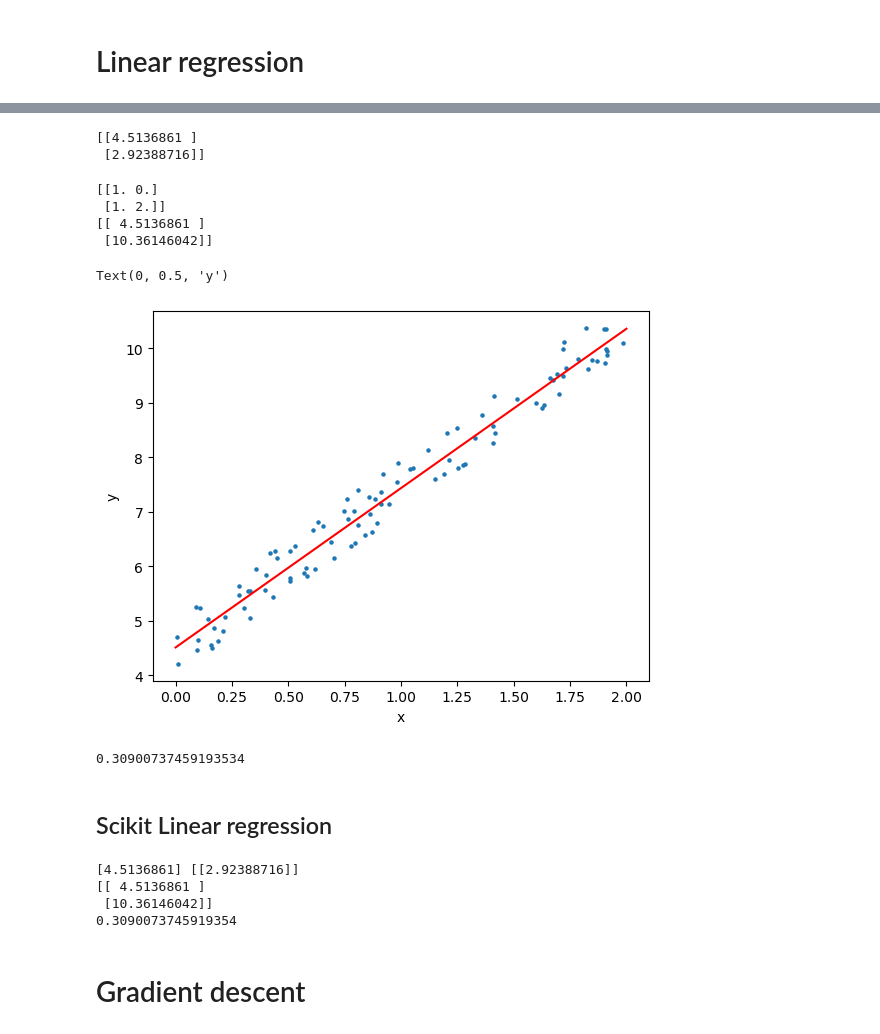
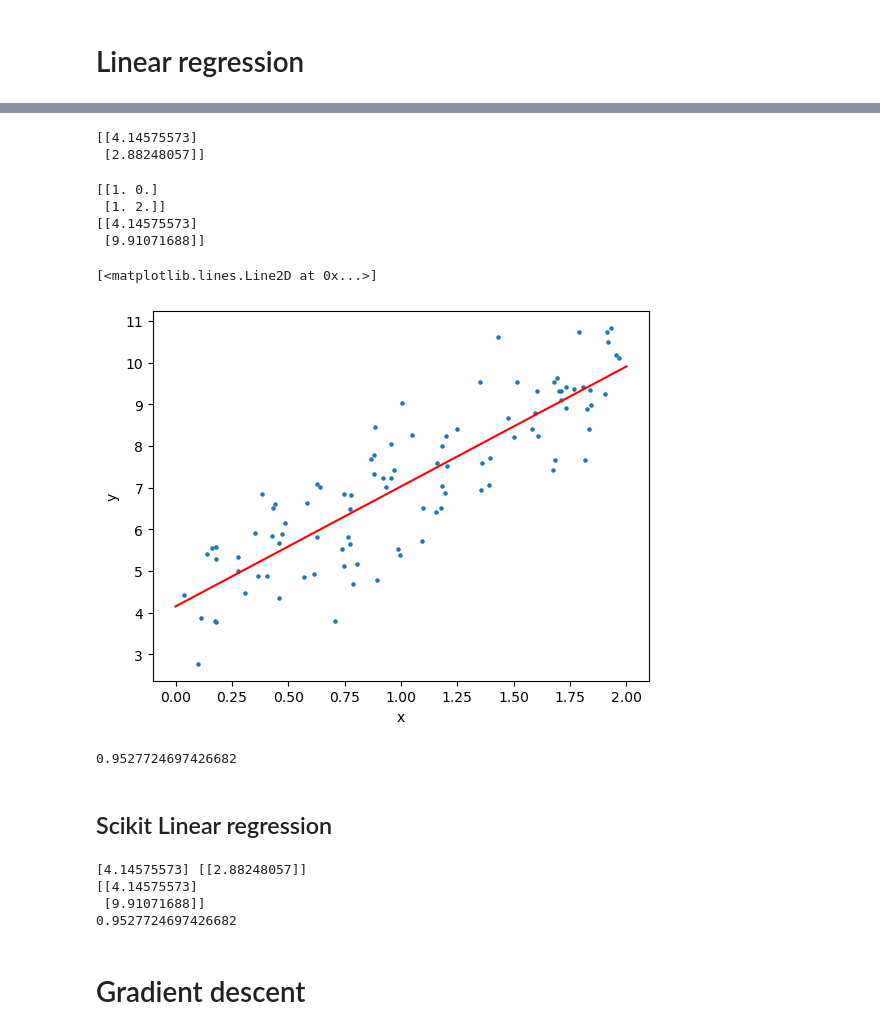
Before and after one commit to c0g1to/data-science-mastering, a Jupyter notebook: scikit/models.ipynb, the cells around one changed output, grey strips where cells are left out. Cells and saved outputs as stored; diff of their text form; code cells hidden in the pictures.

```diff
--- a/scikit/models.ipynb
+++ b/scikit/models.ipynb
@@ -15,15 +19,18 @@ plt.style.use('default')
 # %% [markdown]
 # Linear regression
 # %%
+def default_scatterplot(X, y):
+    plt.scatter(X, y, s=5)
+    plt.xlabel('x')
+    plt.ylabel('y')
+
+
 m = 100
 X = 2 * np.random.rand(m, 1)
 print(X[:10])
 X_b = np.c_[np.ones((m, 1)), X]
 print(X_b[:10])
-y = 4 + 3 * X + np.random.rand(m, 1)
+y = 4 + 3 * X + np.random.randn(m, 1)
 print(y[:10])
-
-plt.scatter(X, y, s=5)
-plt.xlabel('x')
-plt.ylabel('y')
+default_scatterplot(X, y)
 # %% [output]
@@ -50,32 +56,30 @@ Text(0, 0.5, 'y')
 theta_best = np.linalg.inv(X_b.T @ X_b) @ X_b.T @ y
 print(theta_best)
 # %% [output]
-[[4.5136861 ]
- [2.92388716]]
+[[4.14575573]
+ [2.88248057]]
 # %%
 X_ext = np.array([[0], [2]])
 X_ext_b = np.c_[np.ones((2, 1)), X_ext]
 print(X_ext_b)
 y_ext = X_ext_b @ theta_best
 print(y_ext)
 
-plt.scatter(X, y, s=5)
+default_scatterplot(X, y)
 plt.plot(X_ext, y_ext, c='r')
-plt.xlabel('x')
-plt.ylabel('y')
 # %% [output]
 [[1. 0.]
  [1. 2.]]
-[[ 4.5136861 ]
- [10.36146042]]
+[[4.14575573]
+ [9.91071688]]
-Text(0, 0.5, 'y')
+[<matplotlib.lines.Line2D at 0x...>]
-[figure, old version]
+[figure, new version]
 # %%
 y_predict = X_b @ theta_best
 rmse = np.sqrt(1 / m * np.sum((y_predict - y) ** 2))
 print(rmse)
 # %% [output]
-0.30900737459193534
+0.9527724697426682
 # %% [markdown]
 ## Scikit Linear regression
 # %%
@@ -88,10 +92,10 @@ skl_predict = lin_reg.predict(X)
 lin_mse = mean_squared_error(skl_predict, y)
 print(np.sqrt(lin_mse))
 # %% [output]
-[4.5136861] [[2.92388716]]
-[[ 4.5136861 ]
- [10.36146042]]
-0.3090073745919354
+[4.14575573] [[2.88248057]]
+[[4.14575573]
+ [9.91071688]]
+0.9527724697426682
 # %% [markdown]
 # Gradient descent
 # %% [markdown]
```
Also changed, not shown: parts of 16 cells of this notebook, 1 other file.
